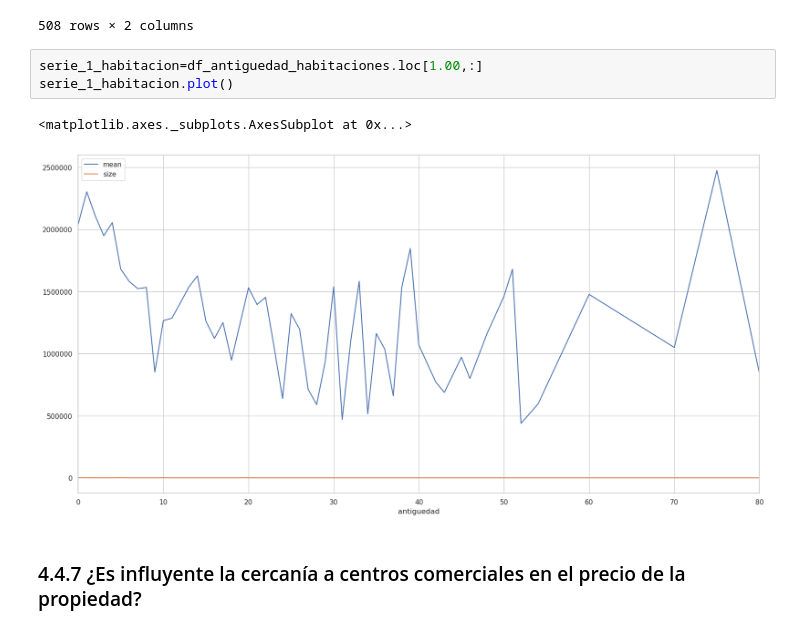
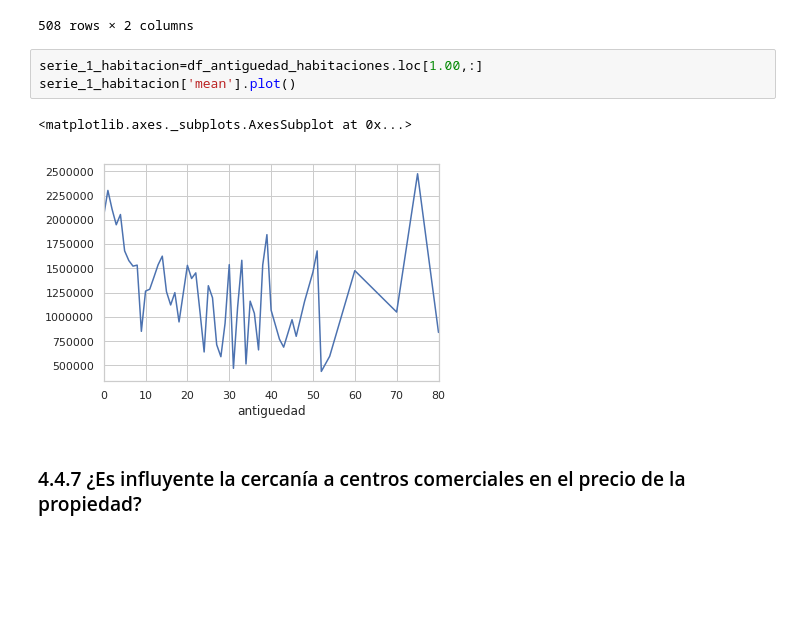
Before and after one commit to tomasSabao/TP1-OrganizacionDeDatos, a Jupyter notebook: TP1.ipynb, the cells around one changed output. Saved outputs shown, nothing was run; the diff lists cells and outputs as text; blank space fills up the shorter version.

```diff
--- a/TP1.ipynb
+++ b/TP1.ipynb
@@ -748,10 +766,10 @@ df_antiguedad_habitaciones
 508 rows × 2 columns
 # %%
 serie_1_habitacion=df_antiguedad_habitaciones.loc[1.00,:]
-serie_1_habitacion.plot()
+serie_1_habitacion['mean'].plot()
 # %% [output]
 <matplotlib.axes._subplots.AxesSubplot at 0x...>
-[figure, old version]
+[figure, new version]
 # %% [markdown]
 ### 4.4.7 ¿Es influyente la cercanía a centros comerciales en el precio de la propiedad?
 # %% [markdown]
```
Also changed, not shown: parts of 52 cells of this notebook.
